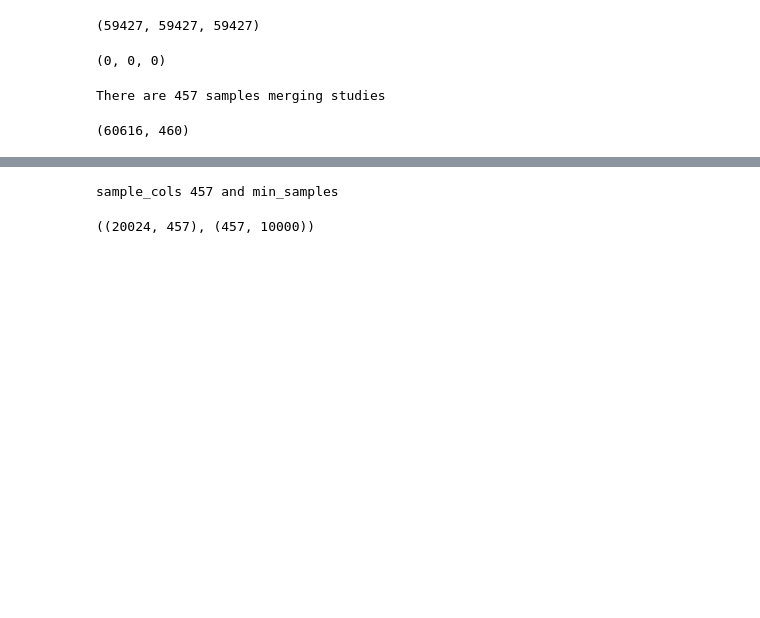
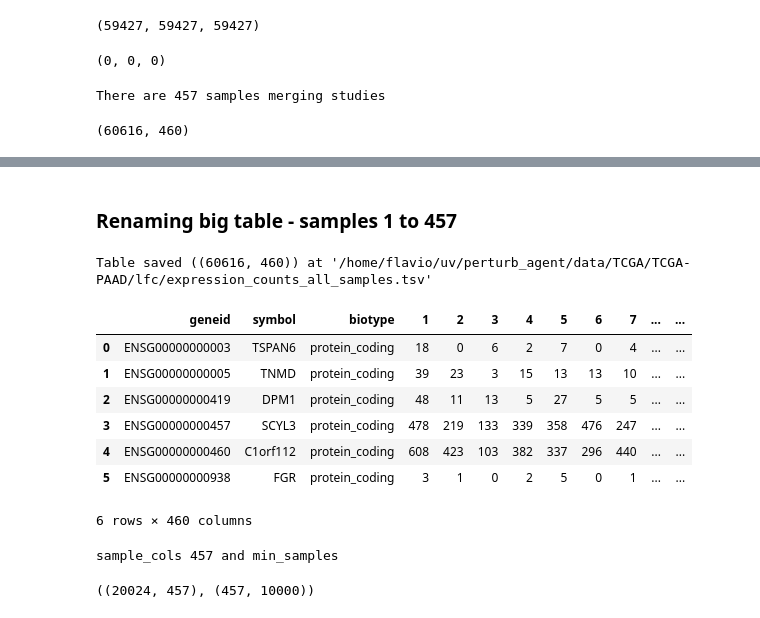
Before and after one commit to flalix/perturb_agent, a Jupyter notebook: notebooks/mtp_TCGA_53_PSI_all_PAADs_Expression.ipynb, the cells around one changed output, grey strips where cells are left out. Drawn from its saved outputs; the diff is of its cells as text; code cells hidden in the pictures; blank space fills up the shorter version.

```diff
--- a/notebooks/mtp_TCGA_53_PSI_all_PAADs_Expression.ipynb
+++ b/notebooks/mtp_TCGA_53_PSI_all_PAADs_Expression.ipynb
@@ -351,3 +354,28 @@ dfn.head(3)
+# %% [markdown]
+### Renaming big table - samples 1 to 457
+# %%
+dfn2 = dfn.copy()
+
+cols = dfn2.columns.tolist()
+nsamp = len(cols)-3
+
+cols = cols[:3] + list(np.arange(1, nsamp + 1))
+dfn2.columns = cols
+
+fname = f"expression_counts_all_samples.tsv"
+pdwritecsv(dfn2, fname, gdc.root_lfc, verbose=True)
+
+dfn2.head(6)
+# %% [output]
+Table saved ((60616, 460)) at '/home/flavio/uv/perturb_agent/data/TCGA/TCGA-PAAD/lfc/expression_counts_all_samples.tsv'
+|  | geneid | symbol | biotype | 1 | 2 | 3 | 4 | 5 | 6 | 7 | ... | ... |
+| 0 | ENSG00000000003 | TSPAN6 | protein_coding | 18 | 0 | 6 | 2 | 7 | 0 | 4 | ... | ... |
+| 1 | ENSG00000000005 | TNMD | protein_coding | 39 | 23 | 3 | 15 | 13 | 13 | 10 | ... | ... |
+| 2 | ENSG00000000419 | DPM1 | protein_coding | 48 | 11 | 13 | 5 | 27 | 5 | 5 | ... | ... |
+| 3 | ENSG00000000457 | SCYL3 | protein_coding | 478 | 219 | 133 | 339 | 358 | 476 | 247 | ... | ... |
+| 4 | ENSG00000000460 | C1orf112 | protein_coding | 608 | 423 | 103 | 382 | 337 | 296 | 440 | ... | ... |
+| 5 | ENSG00000000938 | FGR | protein_coding | 3 | 1 | 0 | 2 | 5 | 0 | 1 | ... | ... |
+6 rows × 460 columns
 # %%
 perc_min_samples = 0.25
 top_n: int = 10_000
```
Also changed, not shown: parts of 29 cells of this notebook.
